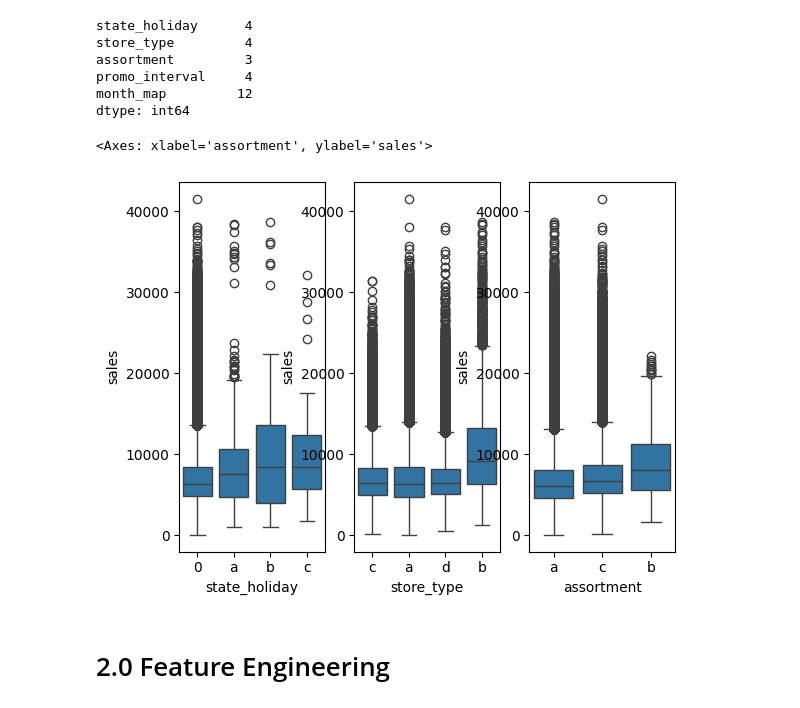
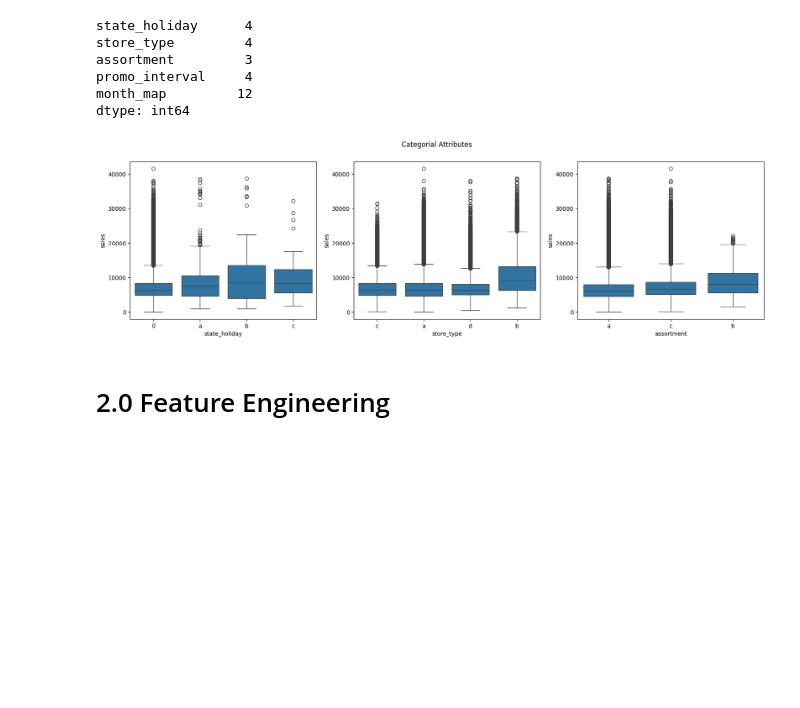
Before and after one commit to mendesdata/rossmann_store_sales, a Jupyter notebook: notebooks/rossmann.ipynb, the cells around one changed output. Cells and saved outputs as stored; diff of their text form; code cells hidden in the pictures; blank space fills up the shorter version.

```diff
--- a/notebooks/rossmann.ipynb
+++ b/notebooks/rossmann.ipynb
@@ -271,17 +295,14 @@ dtype: int64
 # %%
 df1_aux = df1[ ( df1['state_holiday'] != 0 )  & ( df1['sales'] > 0 ) ]
 
-plt.subplot(1, 3, 1)
-sns.boxplot( x='state_holiday', y='sales', data=df1_aux)
+fig, axes = plt.subplots(1, 3, figsize=(20, 5))
+fig.suptitle('Categorial Attributes')
 
-plt.subplot(1, 3, 2)
-sns.boxplot( x='store_type', y='sales', data=df1_aux )
-
-plt.subplot(1, 3, 3)
-sns.boxplot( x='assortment', y='sales', data=df1_aux )
+sns.boxplot( ax=axes[0], x='state_holiday', y='sales', data=df1_aux );
+sns.boxplot( ax=axes[1], x='store_type',    y='sales', data=df1_aux );
+sns.boxplot( ax=axes[2], x='assortment',    y='sales', data=df1_aux );
 # %% [output]
-<Axes: xlabel='assortment', ylabel='sales'>
-[figure, old version]
+[figure, new version]
 # %% [markdown]
 # 2.0 Feature Engineering
 # %%
```
Also changed, not shown: parts of 67 cells of this notebook.
